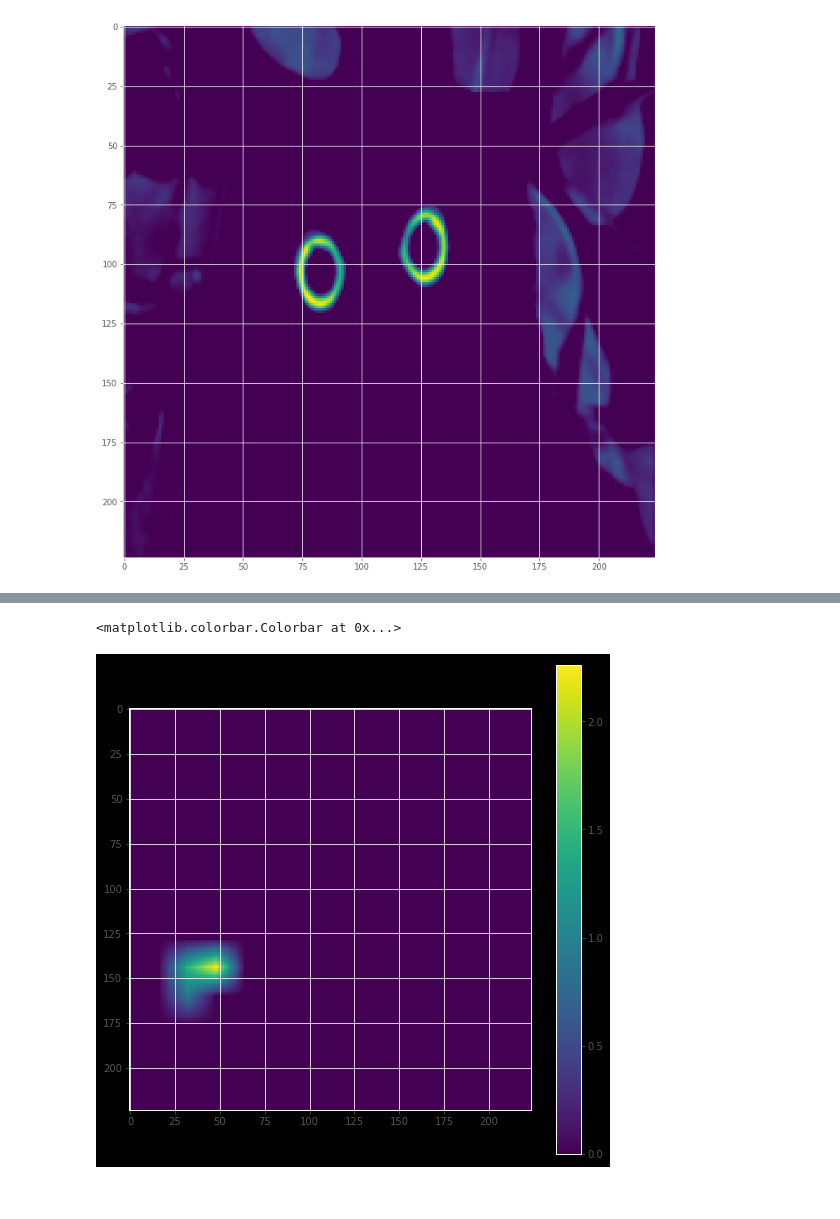
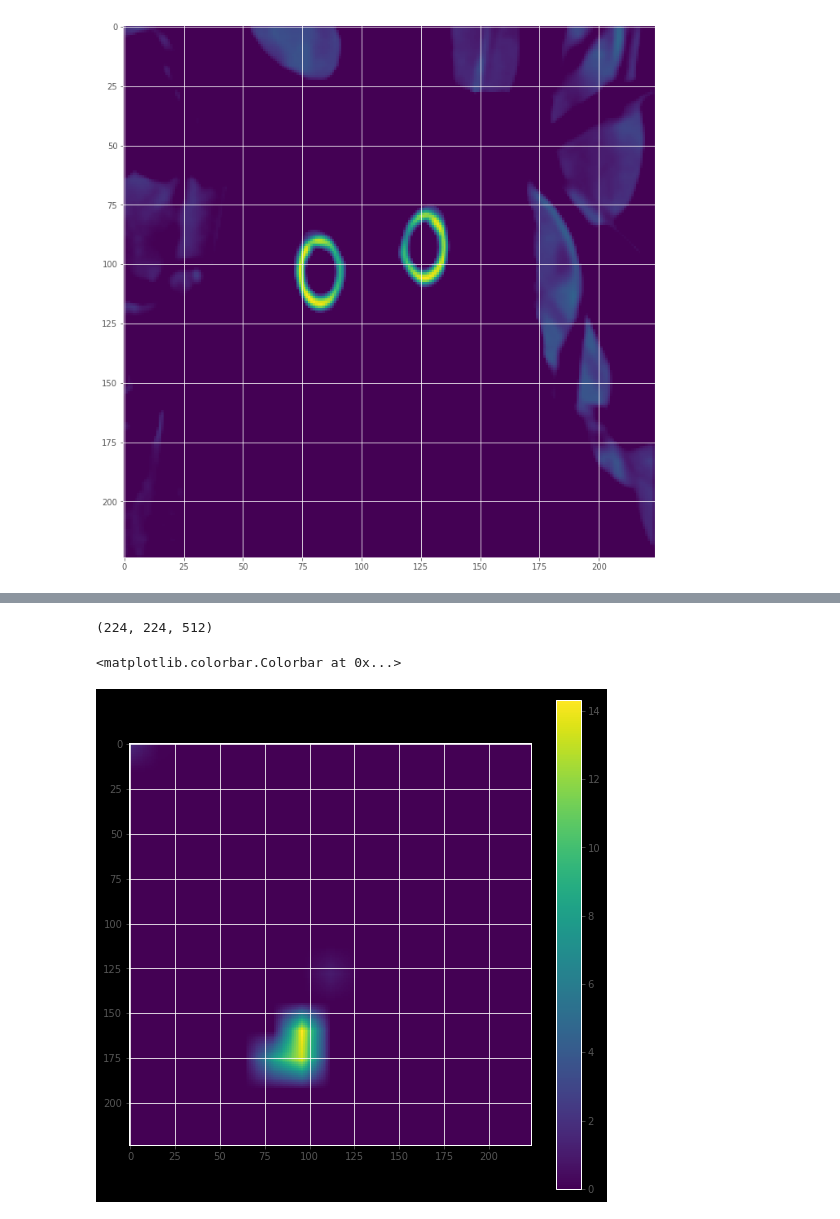
Before and after one commit to MulixBF/seminar-01-08-2017, a Jupyter notebook: 3. Визуализация работы сети.ipynb, the cells around one changed output, grey strips where cells are left out. Cells and saved outputs as stored; diff of their text form; code cells hidden in the pictures.

```diff
--- a/3. Визуализация работы сети.ipynb
+++ b/3. Визуализация работы сети.ipynb
@@ -123,9 +127,13 @@ plt.imshow(activation_maps[0, :, :, 36])
+# %%
+activation_maps_model = build_activation_map_model(model, 'block5_conv3')
+activation_maps = activation_maps_model.predict(model_input)[0]
+activation_maps.shape
+# %% [output]
+(224, 224, 512)
 # %%
-activation_maps_model = build_activation_map_model(model, 'block5_conv3')
-activation_maps = activation_maps_model.predict(model_input)
 fig, ax = plt.subplots(figsize=(9, 9))
-a = ax.imshow(activation_maps[0, :, :, 10])
+a = ax.imshow(activation_maps[:, :, 0])
 fig.colorbar(a)
 # %% [output]
 <matplotlib.colorbar.Colorbar at 0x...>
-[figure, old version]
+[figure, new version]
```
Also changed, not shown: parts of 8 cells of this notebook.
